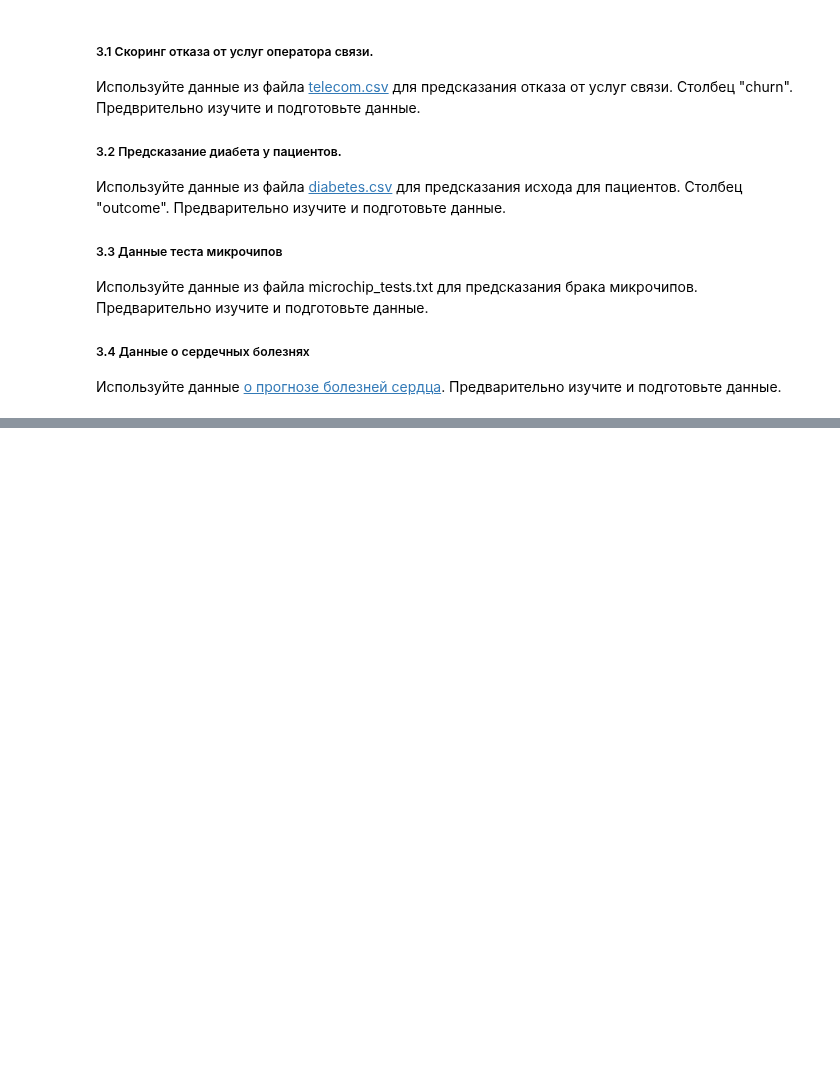
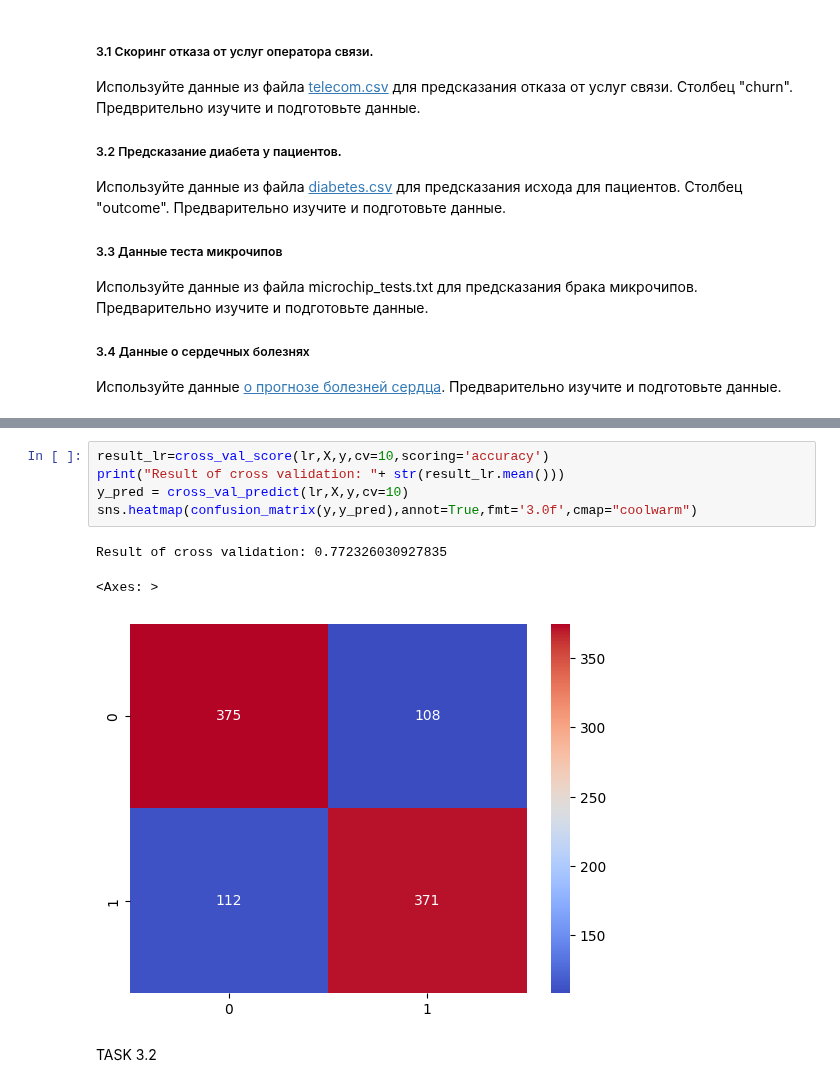
Before and after one commit to Dragoh54/MachineLearning-Labs, a Jupyter notebook: lab5/2024_ML_LR5_MACS (2).ipynb, the cells around one changed output, grey strips where cells are left out. Drawn from its saved outputs; the diff is of its cells as text; blank space fills up the shorter version.

Commit message:
feat: lab 5 task 3.2 completed

```diff
--- a/lab5/2024_ML_LR5_MACS (2).ipynb
+++ b/lab5/2024_ML_LR5_MACS (2).ipynb
@@ -252,0 +436,11 @@ plot_decision_boundary(sklearn_model, X_test, y_test, "Decision Boundary (Sklear
+# %%
+result_lr=cross_val_score(lr,X,y,cv=10,scoring='accuracy')
+print("Result of cross validation: "+ str(result_lr.mean()))
+y_pred = cross_val_predict(lr,X,y,cv=10)
+sns.heatmap(confusion_matrix(y,y_pred),annot=True,fmt='3.0f',cmap="coolwarm")
+# %% [output]
+Result of cross validation: 0.772326030927835
+<Axes: >
+[figure, added]
+# %% [markdown]
+TASK 3.2
```
Also changed, not shown: parts of 26 cells of this notebook, 3 other files.
